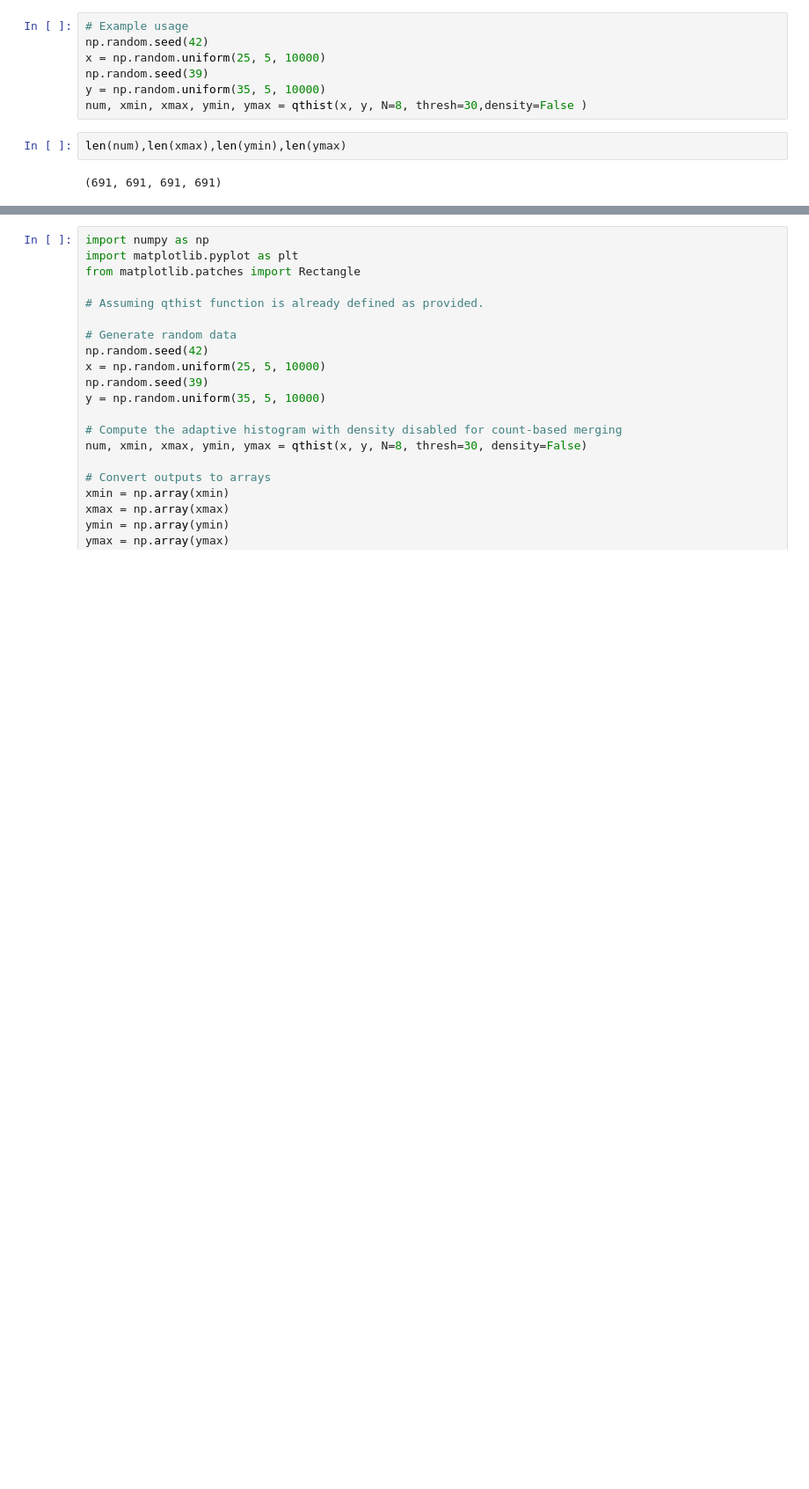
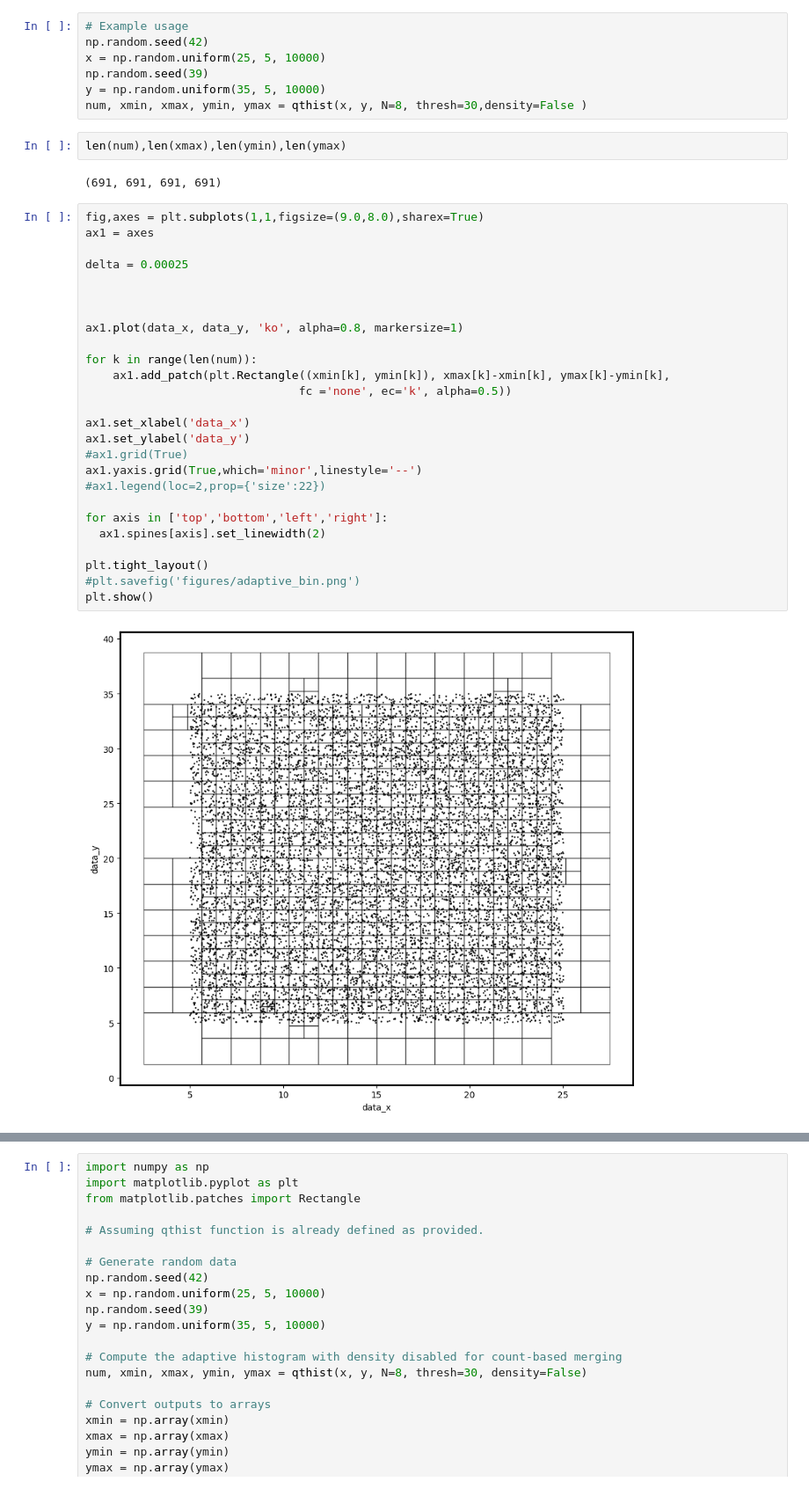
Before and after one commit to pandeylekhraj/tritium_Yield_Plotting, a Jupyter notebook: Real_quadtree.ipynb, the cells around one changed output, grey strips where cells are left out. Shown at 88% size. Cells and saved outputs as stored; diff of their text form; blank space fills up the shorter version.

```diff
--- a/Real_quadtree.ipynb
+++ b/Real_quadtree.ipynb
@@ -105,3 +105,31 @@ num, xmin, xmax, ymin, ymax = qthist(x, y, N=8, thresh=30,density=False )
 len(num),len(xmax),len(ymin),len(ymax)
 # %% [output]
 (691, 691, 691, 691)
+# %%
+fig,axes = plt.subplots(1,1,figsize=(9.0,8.0),sharex=True)
+ax1 = axes
+
+delta = 0.00025
+
+
+
+ax1.plot(data_x, data_y, 'ko', alpha=0.8, markersize=1)
+
+for k in range(len(num)):
+    ax1.add_patch(plt.Rectangle((xmin[k], ymin[k]), xmax[k]-xmin[k], ymax[k]-ymin[k],
+                               fc ='none', ec='k', alpha=0.5))
+
+ax1.set_xlabel('data_x')
+ax1.set_ylabel('data_y')
+#ax1.grid(True)
+ax1.yaxis.grid(True,which='minor',linestyle='--')
+#ax1.legend(loc=2,prop={'size':22})
+
+for axis in ['top','bottom','left','right']:
+  ax1.spines[axis].set_linewidth(2)
+
+plt.tight_layout()
+#plt.savefig('figures/adaptive_bin.png')
+plt.show()
+# %% [output]
+[figure, added]
```
Also changed, not shown: parts of 14 cells of this notebook, 3 other files.
